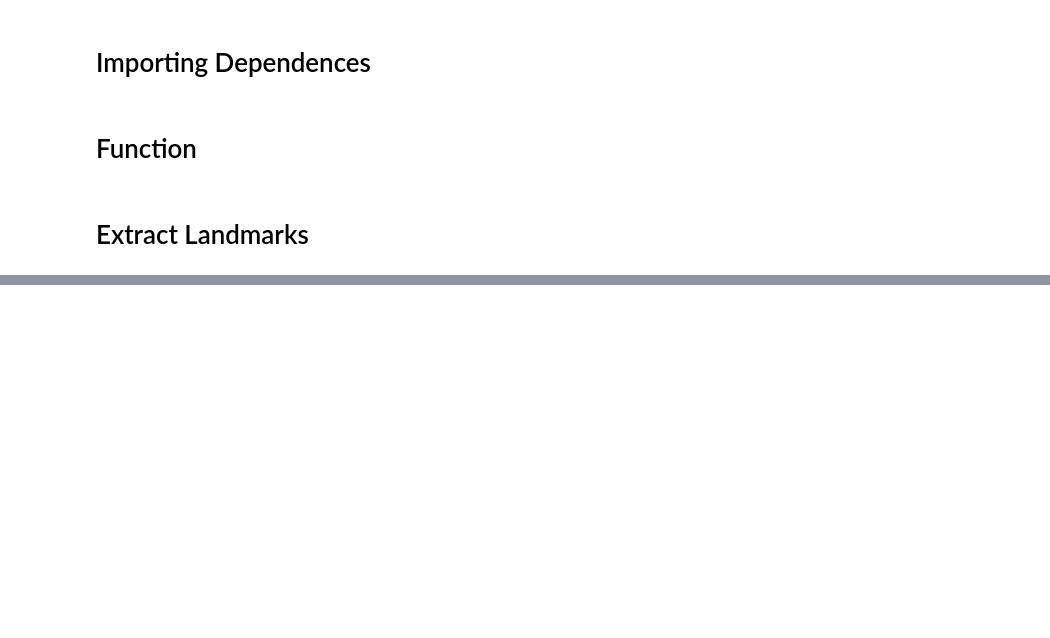
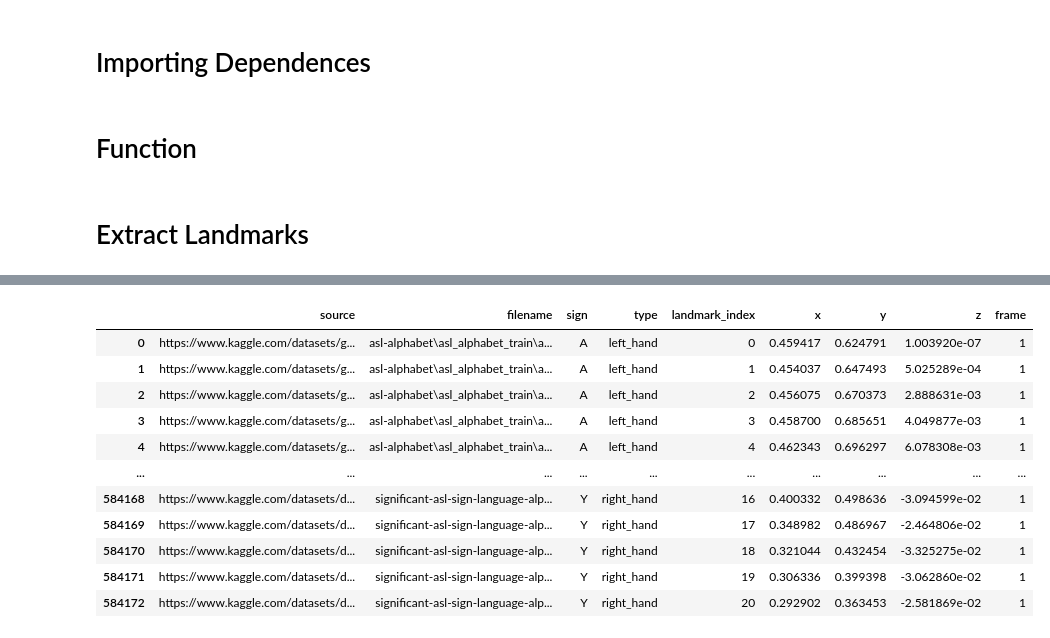
Before and after one commit to syachrulqolbi/Sign-Language-Recognition, a Jupyter notebook: asl_fingerspelling/notebooks/extract_landmark.ipynb, the cells around one changed output, grey strips where cells are left out. Cells and saved outputs as stored; diff of their text form; code cells hidden in the pictures; blank space fills up the shorter version.

```diff
--- a/asl_fingerspelling/notebooks/extract_landmark.ipynb
+++ b/asl_fingerspelling/notebooks/extract_landmark.ipynb
@@ -110,55 +189,67 @@ NotADirectoryError: [WinError 267] The directory name is invalid: 'c:\\Users\\sy
 # %%
 base_url = "c:\\Users\\syahr\\OneDrive\\Desktop\\Portfolio\\Sign-Language-Recognition\\data"
-source = "https://www.kaggle.com/datasets/signnteam/asl-sign-language-alphabet-videos-j-z"
+source = "https://www.kaggle.com/datasets/datasets/kuzivakwashe/significant-asl-sign-language-alphabet-dataset"
 df = pd.read_csv("data.csv")
 
-for type_data in ["train"]:
-    data_folder = base_url + "\\asl-sign-language-alphabet-videos-j-z\SigNN Video Data
+data_folder = base_url + "\\significant-asl-sign-language-alphabet-dataset\\Training Set"
 
-    for sign in [i for i in os.listdir(data_folder) if i not in ["A", "B", "C", "D", "E", "F", "G", "H", "I", "J", "del"]]:
-        sign_folder = data_folder + "\\" + sign
+for sign in [i for i in os.listdir(data_folder) if i not in ["J", "Z", "space"]]:
+    sign_folder = data_folder + "\\" + sign
 
-        df_temp = df.copy()
-        for image_file in [sign_folder + "\\" + i for i in os.listdir(sign_folder)]:
-            image = cv2.imread(image_file)
-            results = holistic.process(cv2.cvtColor(image, cv2.COLOR_BGR2RGB))
-            frame = 1
+    df_temp = df.copy()
+    for image_file in [sign_folder + "\\" + i for i in os.listdir(sign_folder)]:
+        image = cv2.imread(image_file)
+        results = holistic.process(cv2.cvtColor(image, cv2.COLOR_BGR2RGB))
+        frame = 1
 
-            if results.left_hand_landmarks:
-                create_df_values(result = results.left_hand_landmarks.landmark,
-                                 df = df_temp,
-                                 image_file = image_file,
-                                 sign = sign,
-                                 type_lm = "left_hand",
-                                 frame = 1)
+        if results.left_hand_landmarks:
+            df_temp = create_df_values(result = results.left_hand_landmarks.landmark,
+                                df = df_temp,
+                                image_file = image_file,
+                                sign = sign,
+                                type_lm = "left_hand",
+                                frame = 1)
 
-            if results.right_hand_landmarks:
-                create_df_values(result = results.right_hand_landmarks.landmark,
-                                 df = df_temp,
-                                 image_file = image_file,
-                                 sign = sign,
-                                 type_lm = "right_hand",
-                                 frame = 1)
+        if results.right_hand_landmarks:
+            df_temp = create_df_values(result = results.right_hand_landmarks.landmark,
+                                df = df_temp,
+                                image_file = image_file,
+                                sign = sign,
+                                type_lm = "right_hand",
+                                frame = 1)
 
-            if results.face_landmarks:
-                create_df_values(result = results.face_landmarks.landmark,
-                                 df = df_temp,
-                                 image_file = image_file,
-                                 sign = sign,
-                                 type_lm = "face",
-                                 frame = 1)
+        if results.face_landmarks:
+            df_temp = create_df_values(result = results.face_landmarks.landmark,
+                                df = df_temp,
+                                image_file = image_file,
+                                sign = sign,
+                                type_lm = "face",
+                                frame = 1)
 
-            if results.pose_landmarks:
-                create_df_values(result = results.pose_landmarks.landmark,
-                                 df = df_temp,
-                                 image_file = image_file,
-                                 sign = sign,
-                                 type_lm = "pose",
-                                 frame = 1)
+        if results.pose_landmarks:
+            df_temp = create_df_values(result = results.pose_landmarks.landmark,
+                                df = df_temp,
+                                image_file = image_file,
+                                sign = sign,
+                                type_lm = "pose",
+                                frame = 1)
 
-        df = df_temp.copy()
-        #df = df.loc[(df["type"].isin(["left_hand", "right_hand"]))]
-        #df = df.loc[~(df["sign"].isin(["J", "Z"]))]
-        df.to_csv("data.csv", index = False, header = True)
+    df = df_temp.copy()
+    df = df.loc[(df["type"].isin(["left_hand", "right_hand"]))]
+    df = df.loc[~(df["sign"].isin(["J", "Z"]))]
+    df.to_csv("data.csv", index = False, header = True)
 
 df
+# %% [output]
+|  | source | filename | sign | type | landmark_index | x | y | z | frame |
+| 0 | https://www.kaggle.com/datasets/g... | asl-alphabet\asl_alphabet_train\a... | A | left_hand | 0 | 0.459417 | 0.624791 | 1.003920e-07 | 1 |
+| 1 | https://www.kaggle.com/datasets/g... | asl-alphabet\asl_alphabet_train\a... | A | left_hand | 1 | 0.454037 | 0.647493 | 5.025289e-04 | 1 |
+| 2 | https://www.kaggle.com/datasets/g... | asl-alphabet\asl_alphabet_train\a... | A | left_hand | 2 | 0.456075 | 0.670373 | 2.888631e-03 | 1 |
+| 3 | https://www.kaggle.com/datasets/g... | asl-alphabet\asl_alphabet_train\a... | A | left_hand | 3 | 0.458700 | 0.685651 | 4.049877e-03 | 1 |
+| 4 | https://www.kaggle.com/datasets/g... | asl-alphabet\asl_alphabet_train\a... | A | left_hand | 4 | 0.462343 | 0.696297 | 6.078308e-03 | 1 |
+| ... | ... | ... | ... | ... | ... | ... | ... | ... | ... |
+| 584168 | https://www.kaggle.com/datasets/d... | significant-asl-sign-language-alp... | Y | right_hand | 16 | 0.400332 | 0.498636 | -3.094599e-02 | 1 |
+| 584169 | https://www.kaggle.com/datasets/d... | significant-asl-sign-language-alp... | Y | right_hand | 17 | 0.348982 | 0.486967 | -2.464806e-02 | 1 |
+| 584170 | https://www.kaggle.com/datasets/d... | significant-asl-sign-language-alp... | Y | right_hand | 18 | 0.321044 | 0.432454 | -3.325275e-02 | 1 |
+| 584171 | https://www.kaggle.com/datasets/d... | significant-asl-sign-language-alp... | Y | right_hand | 19 | 0.306336 | 0.399398 | -3.062860e-02 | 1 |
+| 584172 | https://www.kaggle.com/datasets/d... | significant-asl-sign-language-alp... | Y | right_hand | 20 | 0.292902 | 0.363453 | -2.581869e-02 | 1 |
```
Also changed, not shown: parts of 6 cells of this notebook, 20 other files.
